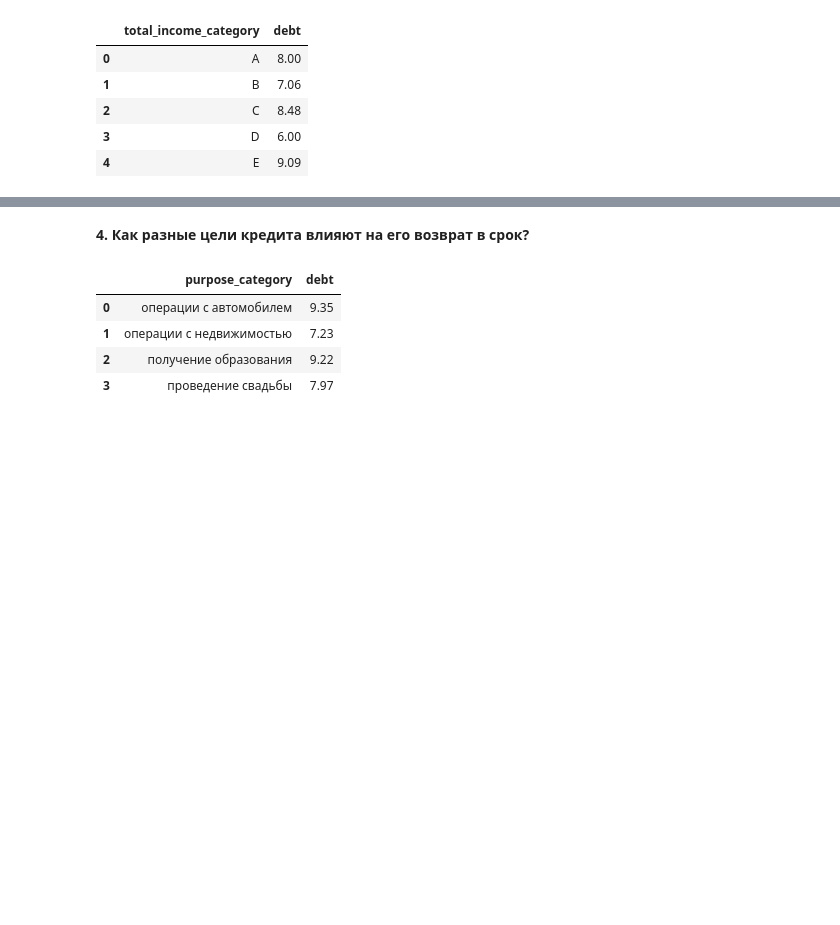
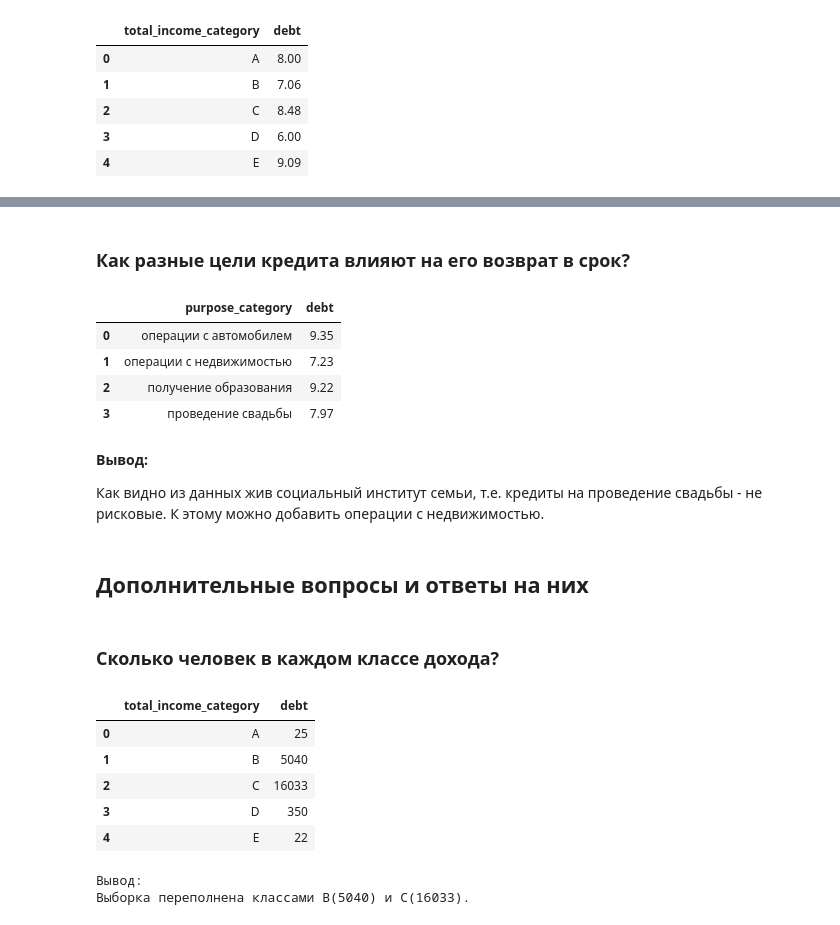
Before and after one commit to RedEkim/yandex_projects_v2, a Jupyter notebook: 2. bank_credit_department_project/bank_credit_department_project.ipynb, the cells around one changed output, grey strips where cells are left out. Cells and saved outputs as stored; diff of their text form; code cells hidden in the pictures; blank space fills up the shorter version.

```diff
--- a/2. bank_credit_department_project/bank_credit_department_project.ipynb
+++ b/2. bank_credit_department_project/bank_credit_department_project.ipynb
@@ -812,5 +837,5 @@ income_category_debt
 # %% [markdown]
-**4. Как разные цели кредита влияют на его возврат в срок?**
+### Как разные цели кредита влияют на его возврат в срок?
 # %%
 purpose_category_debt = read_and_optimized.pivot_table(index=['purpose_category'], values='debt', aggfunc='mean').reset_index()
 purpose_category_debt['debt'] =  round(purpose_category_debt['debt'], 4) * 100
@@ -821,3 +846,26 @@ purpose_category_debt
 | 1 | операции с недвижимостью | 7.23 |
 | 2 | получение образования | 9.22 |
 | 3 | проведение свадьбы | 7.97 |
+# %% [markdown]
+**Вывод:**
+
+Как видно из данных жив социальный институт семьи, т.е. кредиты на проведение свадьбы - не рисковые. К этому можно добавить операции с недвижимостью.
+# %% [markdown]
+## Дополнительные вопросы и ответы на них
+# %% [markdown]
+### Сколько человек в каждом классе дохода?
+# %%
+social_classes = read_and_optimized.pivot_table(index=['total_income_category'], values='debt', aggfunc='count').reset_index()
+#social_classes['debt'] = round(social_classes['debt'], 4) * 100
+display(social_classes)
+print(f'''Вывод:
+Выборка переполнена классами B({social_classes['debt'][1]}) и C({social_classes['debt'][2]}).''')
+# %% [output]
+|  | total_income_category | debt |
+| 0 | A | 25 |
+| 1 | B | 5040 |
+| 2 | C | 16033 |
+| 3 | D | 350 |
+| 4 | E | 22 |
+Вывод:
+Выборка переполнена классами B(5040) и C(16033).
```
Also changed, not shown: parts of 30 cells of this notebook.
